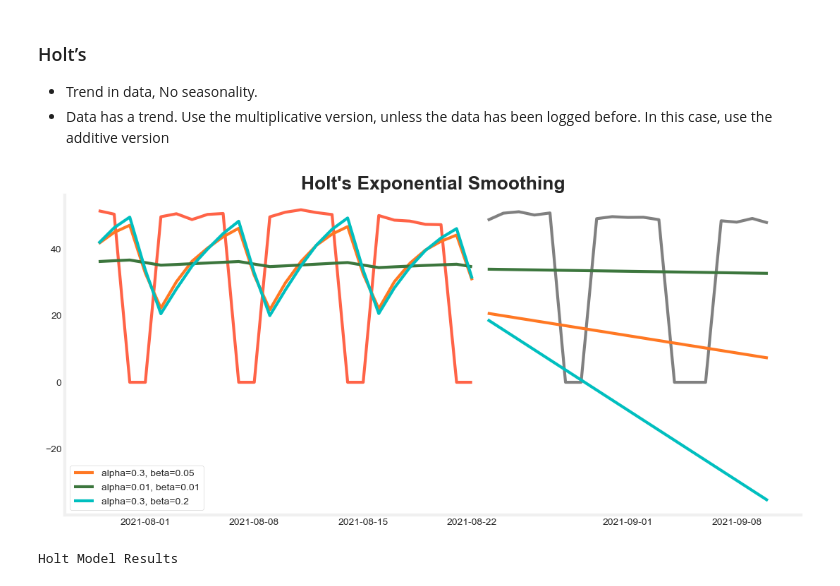
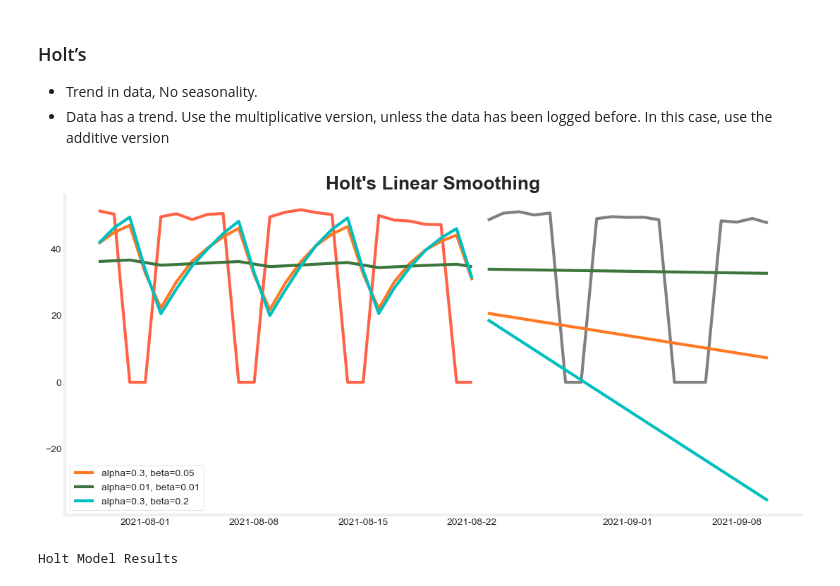
Before and after one commit to miazfryer/airlines_stocks, a Jupyter notebook: 03_Expoential_model.ipynb, the cells around one changed output. Drawn from its saved outputs; the diff is of its cells as text; code cells hidden in the pictures.

```diff
--- a/03_Expoential_model.ipynb
+++ b/03_Expoential_model.ipynb
@@ -145,30 +146,30 @@ plt.show()
 # %%
 #Holt's linear smoothing
 model = Holt(np.asarray(train['Close']))
 model._index = pd.to_datetime(train.index)
 
 fit1 = model.fit(smoothing_level=.3, smoothing_trend=.05)
 pred1 = fit1.forecast(19)
 
 fit2 = model.fit(optimized=True)
 pred2 = fit2.forecast(19)
 
 fit3 = model.fit(smoothing_level=.3, smoothing_trend=.2)
 pred3 = fit3.forecast(19)
 
 with plt.style.context('images/presentation.mplstyle'):
     fig, ax = plt.subplots(figsize=(12, 6))
     ax.plot(train.index[150:], train.values[150:])
     ax.plot(test.index, test.values, color="gray")
     for p, f, c in zip((pred1, pred2, pred3),(fit1, fit2, fit3),('#ff7823','#3c763d','c')):
         ax.plot(train.index[150:], f.fittedvalues[150:], color=c)
         ax.plot(test.index, p, label="alpha="+str(f.params['smoothing_level'])[:4]+", beta="+str(f.params['smoothing_trend'])[:4], color=c)
-    plt.title("Holt's Exponential Smoothing")
+    plt.title("Holt's Linear Smoothing")
     plt.legend();
 
 #plt.savefig('images/exsmoothing.png')
 # %% [output]
-[figure, old version]
+[figure, new version]
 # %%
 fit1.summary()
 # %% [output]
```
Also changed, not shown: parts of 15 cells of this notebook.
